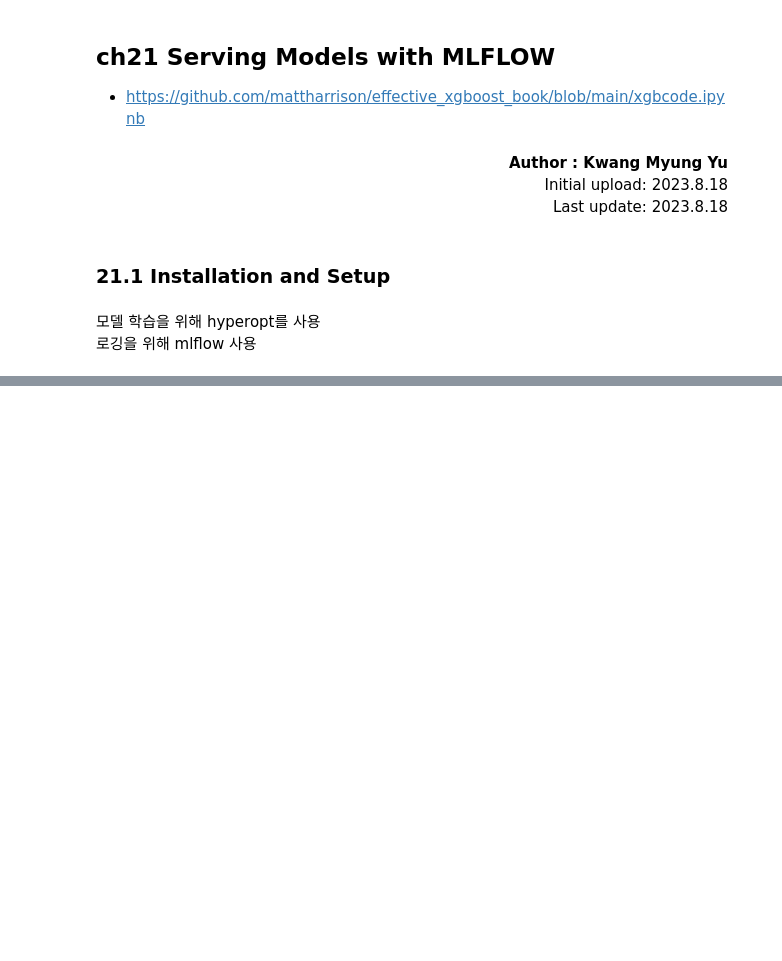
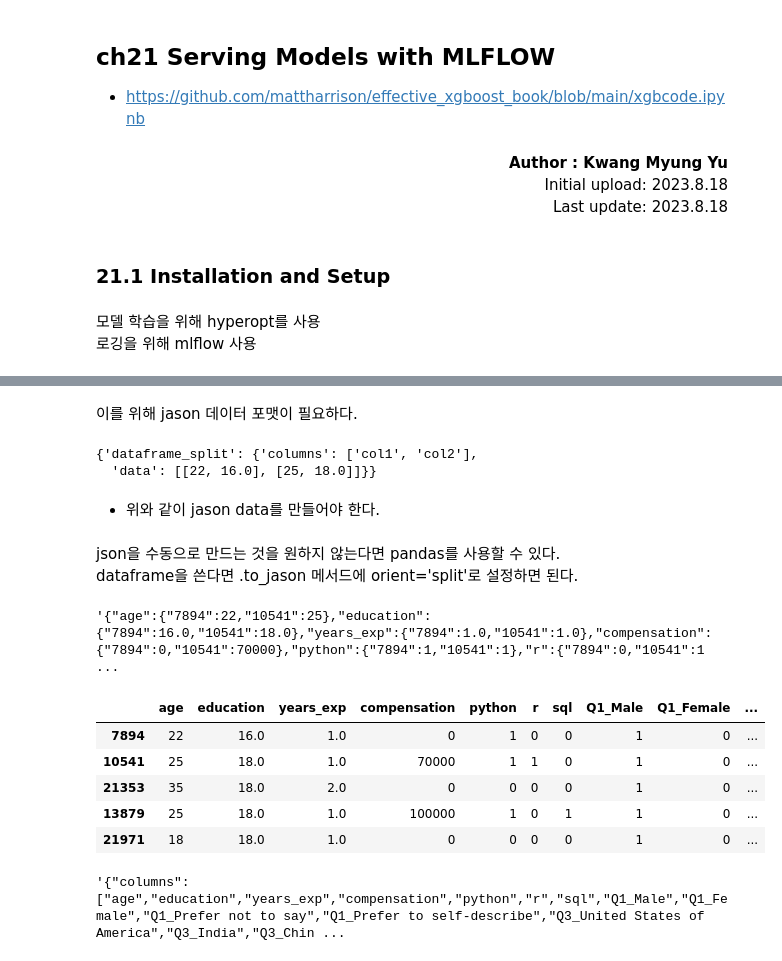
Before and after one commit to sguys99/self-study, a Jupyter notebook: xgboost/effective_xgboost/ch21.ipynb, the cells around one changed output, grey strips where cells are left out. Cells and saved outputs as stored; diff of their text form; code cells hidden in the pictures; blank space fills up the shorter version.

```diff
--- a/xgboost/effective_xgboost/ch21.ipynb
+++ b/xgboost/effective_xgboost/ch21.ipynb
@@ -143,0 +185,33 @@ model_info.run_id
+# %% [markdown]
+이를 위해 jason 데이터 포맷이 필요하다.
+# %%
+{'dataframe_split':
+{'columns': ['col1', 'col2'],
+'data': [[22, 16.0],
+[25, 18.0]]}
+}
+# %% [output]
+{'dataframe_split': {'columns': ['col1', 'col2'],
+  'data': [[22, 16.0], [25, 18.0]]}}
+# %% [markdown]
+- 위와 같이 jason data를 만들어야 한다.
+# %% [markdown]
+json을 수동으로 만드는 것을 원하지 않는다면 pandas를 사용할 수 있다.
+dataframe을 쓴다면 .to_jason 메서드에 orient='split'로 설정하면 된다.
+# %%
+X_test.head(2).to_json()
+# %% [output]
+'{"age":{"7894":22,"10541":25},"education":{"7894":16.0,"10541":18.0},"years_exp":{"7894":1.0,"10541":1.0},"compensation":{"7894":0,"10541":70000},"python":{"7894":1,"10541":1},"r":{"7894":0,"10541":1 ...
+# %%
+X_test.head()
+# %% [output]
+|  | age | education | years_exp | compensation | python | r | sql | Q1_Male | Q1_Female | ... |
+| 7894 | 22 | 16.0 | 1.0 | 0 | 1 | 0 | 0 | 1 | 0 | ... |
+| 10541 | 25 | 18.0 | 1.0 | 70000 | 1 | 1 | 0 | 1 | 0 | ... |
+| 21353 | 35 | 18.0 | 2.0 | 0 | 0 | 0 | 0 | 1 | 0 | ... |
+| 13879 | 25 | 18.0 | 1.0 | 100000 | 1 | 0 | 1 | 1 | 0 | ... |
+| 21971 | 18 | 18.0 | 1.0 | 0 | 0 | 0 | 0 | 1 | 0 | ... |
+# %%
+X_test.head(2).to_json(orient = 'split', index = False)
+# %% [output]
+'{"columns":["age","education","years_exp","compensation","python","r","sql","Q1_Male","Q1_Female","Q1_Prefer not to say","Q1_Prefer to self-describe","Q3_United States of America","Q3_India","Q3_Chin ...
```
Also changed, not shown: parts of 31 cells of this notebook, 2 other files.
